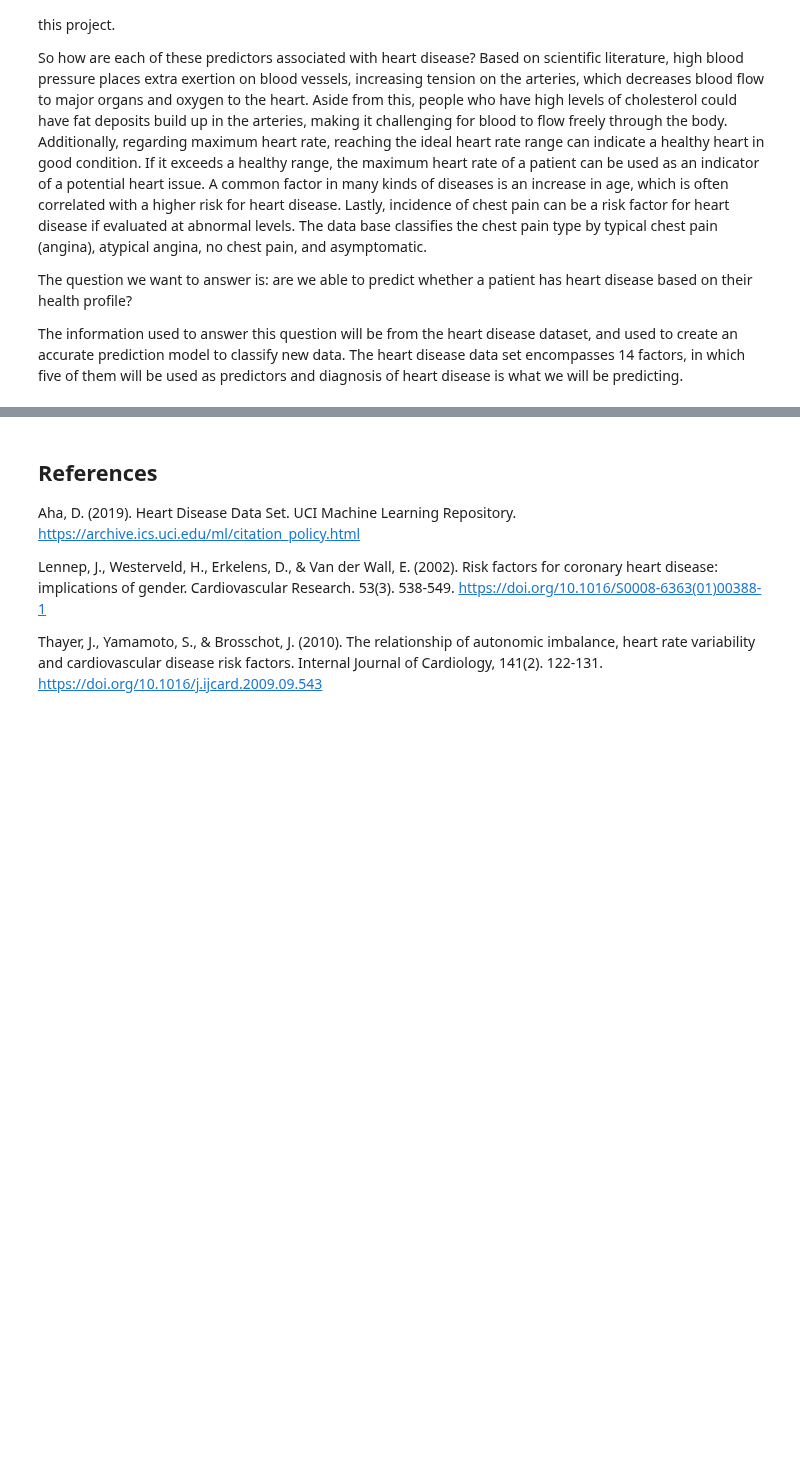
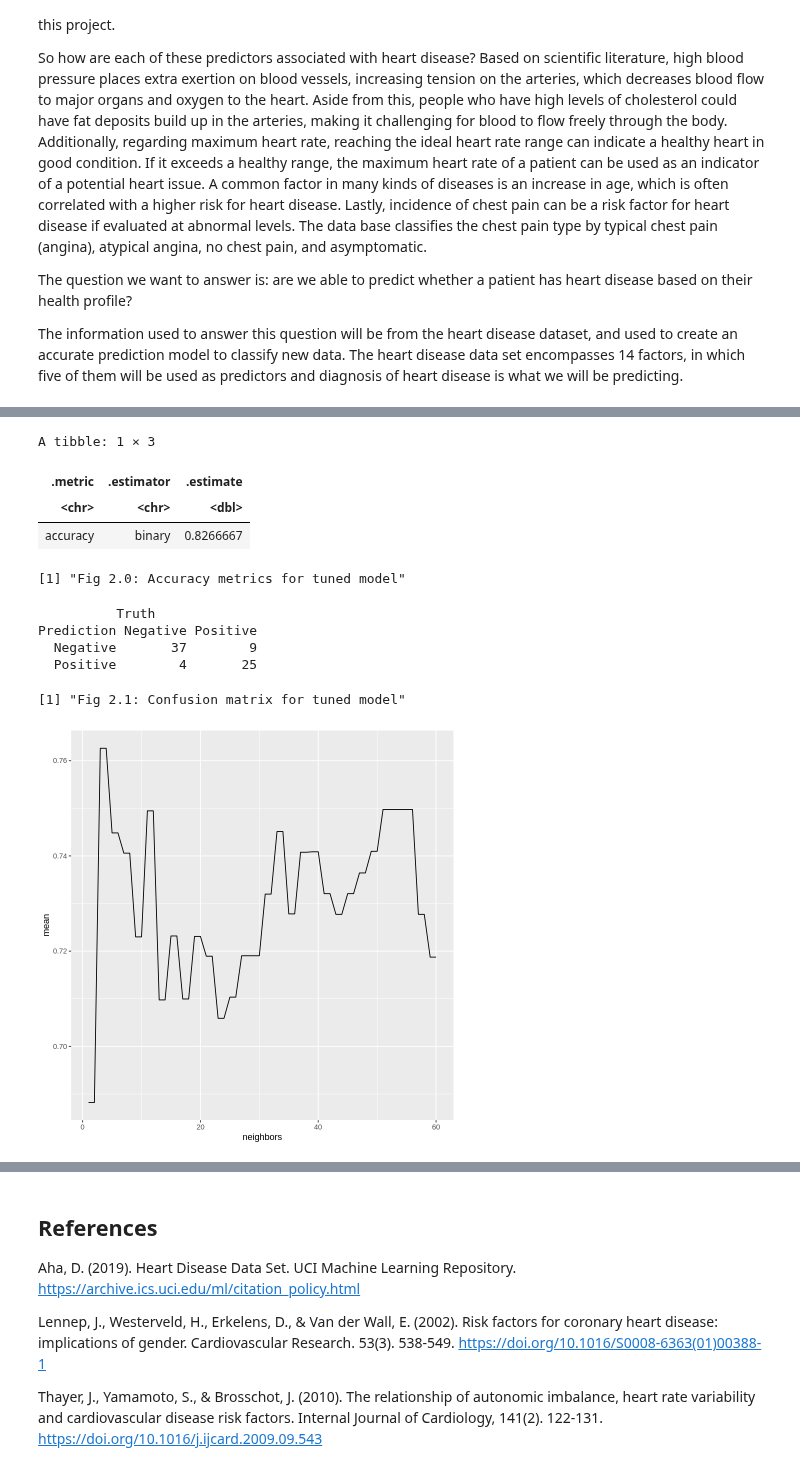
Before and after one commit to AnthonyH504/dsci100_group21_project, a Jupyter notebook: Group Project Report.ipynb, the cells around one changed output, grey strips where cells are left out. Saved outputs shown, nothing was run; the diff lists cells and outputs as text; code cells hidden in the pictures; blank space fills up the shorter version.

```diff
--- a/Group Project Report.ipynb
+++ b/Group Project Report.ipynb
@@ -234,0 +174,75 @@ A tibble: 2 × 3
+# %%
+# Set the seed
+set.seed(4)
+
+# Classification Model
+
+# Training/Test split
+HD_split <- initial_split(HD_mutated, prop = 3/4, strata = the_predicted_attribute)
+HD_train <- training(HD_split)
+HD_test  <- testing(HD_split)
+
+# 5 fold cross-validation
+HD_vfold<-vfold_cv(HD_train, v = 5, strata = the_predicted_attribute)
+
+# Recipe
+HD_recipe<-recipe(the_predicted_attribute ~age+sex+thalach+chol+cp, data=HD_train) %>%
+                step_scale(all_predictors()) %>%
+                step_center(all_predictors())
+
+# Model specification (tuning)
+HD_spec<- nearest_neighbor(weight_func ="rectangular" , neighbors = tune()) %>%
+       set_engine("kknn") %>%
+       set_mode("classification")
+
+# Workflow
+HD_fit <- workflow() %>%
+       add_recipe(HD_recipe) %>%
+       add_model(HD_spec) %>%
+       tune_grid(resamples = HD_vfold, grid = tibble(neighbors = seq(from = 1, to = 60))) %>%
+       collect_metrics()
+
+# Accuracy metrics to pick optimal K
+accuracy_graph<-HD_fit%>%
+        filter(.metric=="accuracy")%>%
+        ggplot(aes(x=neighbors,y=mean))+
+        geom_line()
+accuracy_graph
+
+# Recreating model specification with optimal K
+HD_best_spec<- nearest_neighbor(weight_func ="rectangular" , neighbors = 52) %>%
+       set_engine("kknn") %>%
+       set_mode("classification")
+
+# Fitting the model with optimal K (same recipe, new model specification)
+HD_best_fit <- workflow() %>%
+       add_recipe(HD_recipe) %>%
+       add_model(HD_best_spec) %>%
+       fit(data=HD_train)
+
+# Predicting
+HD_test_predictions<-predict(HD_best_fit,HD_test)%>%
+            bind_cols(HD_test)
+
+# Prediction accuracy and confusion matrix
+HD_prediction_accuracy <- HD_test_predictions %>%
+         metrics(truth = the_predicted_attribute, estimate = .pred_class) %>%
+         filter(.metric == "accuracy")
+HD_prediction_accuracy
+print("Fig 2.0: Accuracy metrics for tuned model")
+
+HD_confusion_matrix <- conf_mat(HD_test_predictions,truth = the_predicted_attribute, estimate = .pred_class)
+HD_confusion_matrix
+print("Fig 2.1: Confusion matrix for tuned model")
+# %% [output]
+A tibble: 1 × 3
+| .metric | .estimator | .estimate |
+| <chr> | <chr> | <dbl> |
+| accuracy | binary | 0.8266667 |
+[1] "Fig 2.0: Accuracy metrics for tuned model"
+          Truth
+Prediction Negative Positive
+  Negative       37        9
+  Positive        4       25
+[1] "Fig 2.1: Confusion matrix for tuned model"
+[figure, added]
```
Also changed, not shown: parts of 5 cells of this notebook.
